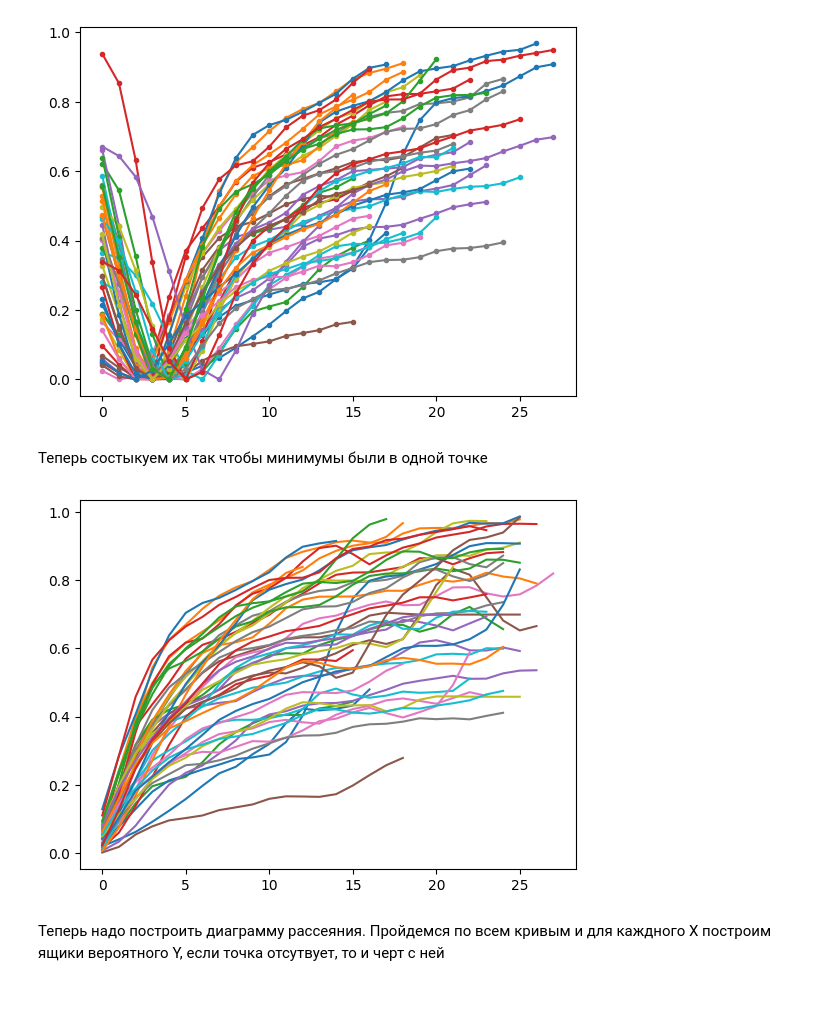
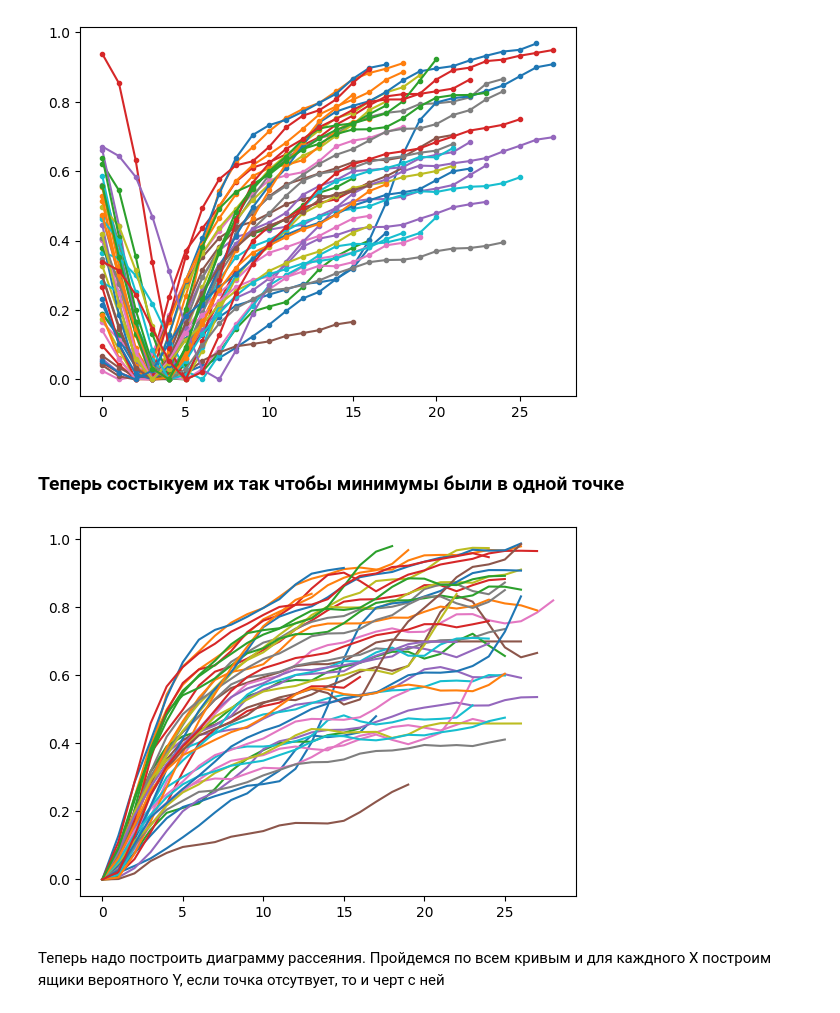
Before and after one commit to ololoshka2871/laser-precision-adjust, a Jupyter notebook: find_shot/analise_all_data.ipynb, the cells around one changed output. Cells and saved outputs as stored; diff of their text form; code cells hidden in the pictures.

```diff
--- a/find_shot/analise_all_data.ipynb
+++ b/find_shot/analise_all_data.ipynb
@@ -175,6 +175,7 @@ for i, serie in enumerate(global_series):
             points[0] >= points[-1]:
             continue
         fragment_descr['zero-aligned-smooth'] = np.array(points) - _min
+        fragment_descr['zero-aligned-original'] = np.array(fragment_descr['y_origin']) - _min
         global_fragments.append(fragment_descr)
 
 print(f'Всего {len(global_fragments)} фрагментов')
@@ -233,25 +234,15 @@ for fragment_descr in fragments[:]:
 # %% [output]
 [figure]
 # %% [markdown]
-Теперь состыкуем их так чтобы минимумы были в одной точке
+### Теперь состыкуем их так чтобы минимумы были в одной точке
 # %%
-def number_of_furst_min(fragment: list[float]) -> int:
-    data = fragment['smooth_data']
-    min = data[0]
-    for i, y in enumerate(data[1:]):
-        if y > min:
-            return i + 1
-        else:
-            min = y
-    return 0
-
-mins_numbers = [number_of_furst_min(fragment) for fragment in fragments]
+mins_numbers = [np.array(fragment['zero-aligned-smooth']).argmin() for fragment in fragments]
 moved_fragments = [fragment['zero-aligned-smooth'][min_number:] for fragment, min_number in zip(fragments, mins_numbers)]
 
 for fragment in moved_fragments[:]:
     plt.plot(fragment, '-')
 # %% [output]
-[figure, old version]
+[figure, new version]
 # %% [markdown]
 Теперь надо построить диаграмму рассеяния.
 Пройдемся по всем кривым и для каждного X построим ящики вероятного Y, если точка отсутвует, то и черт с ней
```
Also changed, not shown: parts of 8 cells of this notebook.
